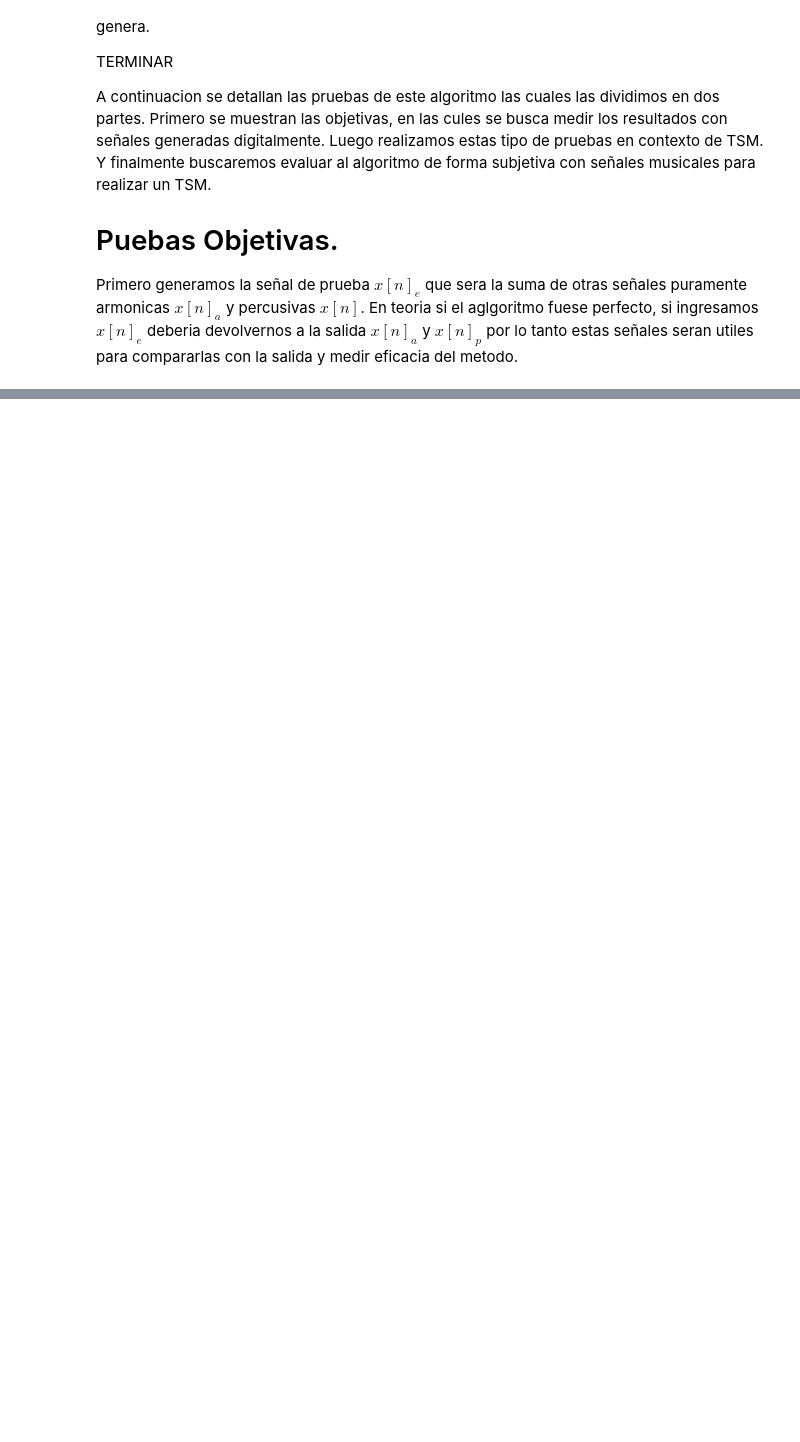
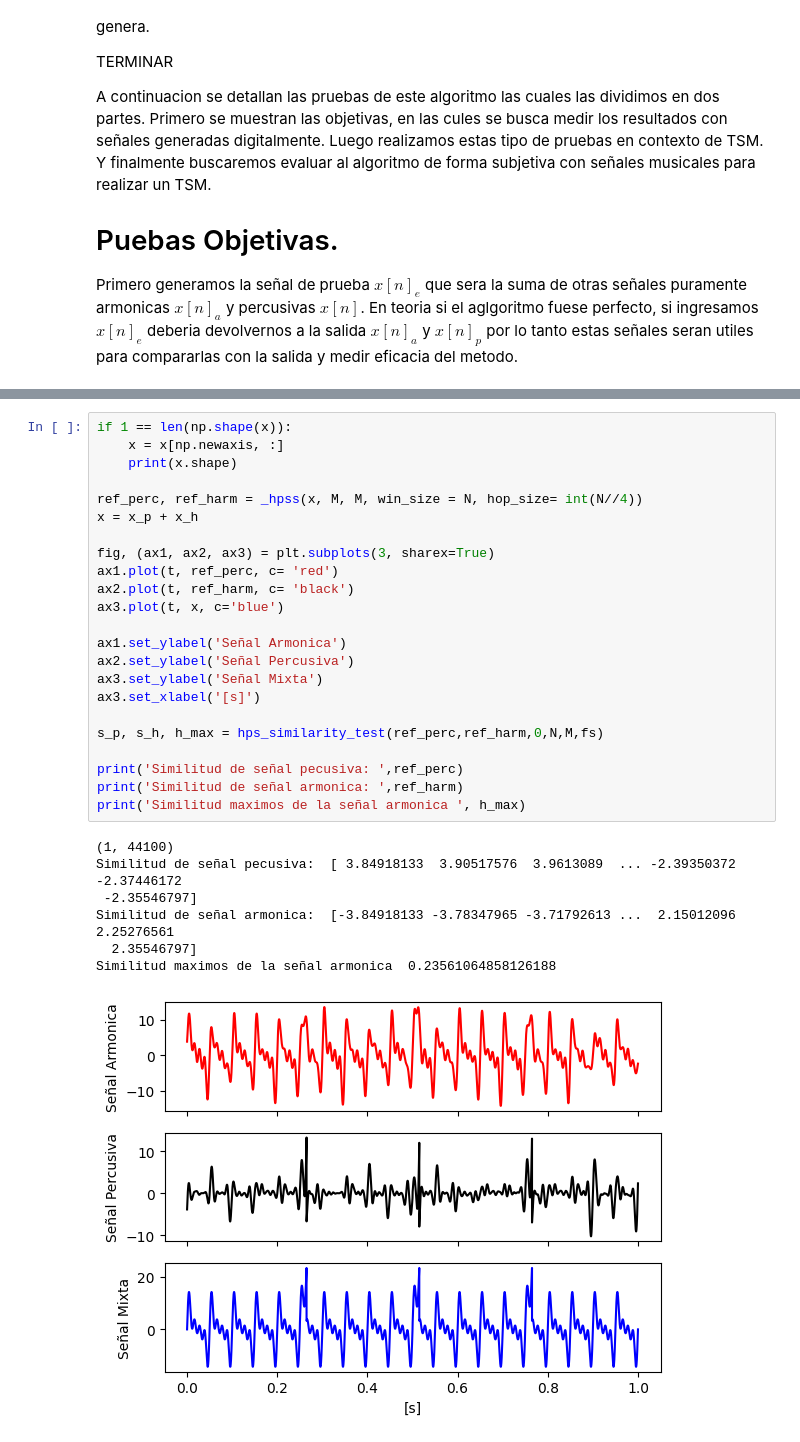
Before and after one commit to MatiasDiBernardo/TSM_Toolkit, a Jupyter notebook: hps_Test.ipynb, the cells around one changed output, grey strips where cells are left out. Cells and saved outputs as stored; diff of their text form; blank space fills up the shorter version.

```diff
--- a/hps_Test.ipynb
+++ b/hps_Test.ipynb
@@ -73,0 +137,31 @@ Para evaluar la efectividad medimos la similitud de las señales de entrada y sa
+# %%
+if 1 == len(np.shape(x)):
+    x = x[np.newaxis, :]
+    print(x.shape)
+
+ref_perc, ref_harm = _hpss(x, M, M, win_size = N, hop_size= int(N//4))
+x = x_p + x_h
+
+fig, (ax1, ax2, ax3) = plt.subplots(3, sharex=True)
+ax1.plot(t, ref_perc, c= 'red')
+ax2.plot(t, ref_harm, c= 'black')
+ax3.plot(t, x, c='blue')
+
+ax1.set_ylabel('Señal Armonica')
+ax2.set_ylabel('Señal Percusiva')
+ax3.set_ylabel('Señal Mixta')
+ax3.set_xlabel('[s]')
+
+s_p, s_h, h_max = hps_similarity_test(ref_perc,ref_harm,0,N,M,fs)
+
+print('Similitud de señal pecusiva: ',ref_perc)
+print('Similitud de señal armonica: ',ref_harm)
+print('Similitud maximos de la señal armonica ', h_max)
+# %% [output]
+(1, 44100)
+Similitud de señal pecusiva:  [ 3.84918133  3.90517576  3.9613089  ... -2.39350372 -2.37446172
+ -2.35546797]
+Similitud de señal armonica:  [-3.84918133 -3.78347965 -3.71792613 ...  2.15012096  2.25276561
+  2.35546797]
+Similitud maximos de la señal armonica  0.23561064858126188
+[figure, added]
```
Also changed, not shown: parts of 14 cells of this notebook.
